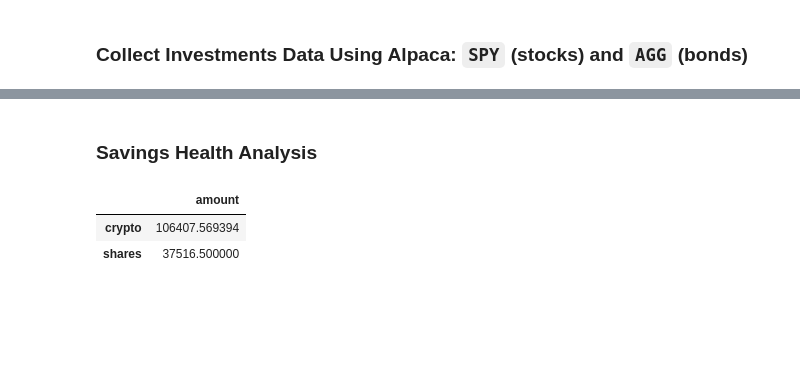
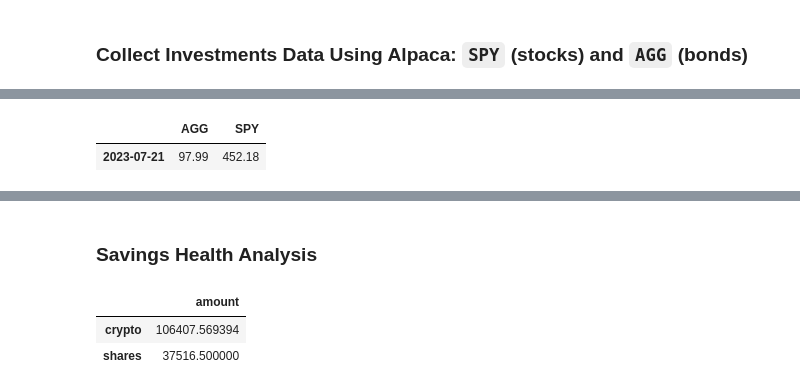
Before and after one commit to boz-tcm/api-challenge, a Jupyter notebook: financial-planner.ipynb, the cells around one changed output, grey strips where cells are left out. Cells and saved outputs as stored; diff of their text form; code cells hidden in the pictures; blank space fills up the shorter version.

```diff
--- a/financial-planner.ipynb
+++ b/financial-planner.ipynb
@@ -134 +106,72 @@ timeframe = "1Day"
+# %%
+# Set Alpaca API key and secret
+alpaca_api_key = os.getenv('ALPACA_API_KEY')
+alpaca_api_secret_key = os.getenv('ALPACA_SECRET_KEY')
+#print(alpaca_api_key, alpaca_api_secret_key) #verified and validated
+
+# Create the Alpaca API object, and validate
+alpaca = tradeapi.REST(alpaca_api_key, alpaca_api_secret_key, api_version = 'v2')
+#print(alpaca)
+# %%
+# Determine SPY and AGG latest closing prices using Alpaca API
+
+# Determine latest closing date as current date and Format current date as ISO format
+# import pandas functions to help with this
+from pandas.tseries.holiday import USFederalHolidayCalendar
+from pandas.tseries.offsets import CustomBusinessDay
+current_date = pd.Timestamp.today().date()
+#print(current_date)
+# Go back to the latest business closing date, taking into account US federal holidays
+latest_close_date = current_date - pd.offsets.CustomBusinessDay(n=1, calendar=USFederalHolidayCalendar()) #https://pandas.pydata.org/pandas-docs/stable/reference/api/pandas.tseries.offsets.CustomBusinessDay.html
+#print(latest_close_date)
+
+#current_date = '2020-08-07' # Assignment static date
+#print(current_date)
+
+# Identify time zone codes for use in normalizing dates in the ISO format
+import pytz
+#print(pytz.all_timezones)
+
+# Assign the latest closing date to both the start and end dates, as we want a single day price quote, and normalize dates in the ISO format with East Coast time zone for alpaca api 'get_bars' function call
+start_date = pd.Timestamp(latest_close_date, tz='America/New_York').isoformat()
+end_date = pd.Timestamp(latest_close_date, tz='America/New_York').isoformat()
+#print(start_date, end_date)
+
+# Set the tickers
+tickers = ["AGG", "SPY"]
+
+# Set timeframe to "1Day" for Alpaca API
+timeframe = "1Day"
+
+# Get current closing prices for SPY and AGG
+investment_assets_df = alpaca.get_bars(tickers, timeframe, start=start_date, end = end_date).df
+#print(investment_assets_df)
+
+# Reorganize the DataFrame
+# Separate ticker data.
+# Extract as series the close price for each ticker symbol, drop other fields.  Code block below streamlines in-class instruction.
+agg_latest_close_price = investment_assets_df[investment_assets_df['symbol']==tickers[0]]
+#print(agg_latest_close_price)
+# Coerce AGG close price into dataframe
+agg_latest_close_price_df = agg_latest_close_price[['close']].rename(columns={'close':tickers[0]})
+#print(agg_latest_close_price_df)
+spy_latest_close_price = investment_assets_df[investment_assets_df['symbol']==tickers[1]]
+#print(spy_latest_close_price)
+# Coerce SPY close price into dataframe
+spy_latest_close_price_df = spy_latest_close_price[['close']].rename(columns={'close':tickers[1]})
+#print(spy_latest_close_price_df.info())
+
+# Concatenate the ticker DataFrames
+investment_assets_latest_close_prices_df = pd.concat([agg_latest_close_price_df,spy_latest_close_price_df], axis='columns')
+# Drop time property from timestamp
+investment_assets_latest_close_prices_df.index = investment_assets_latest_close_prices_df.index.date
+#print(investment_assets_latest_close_prices_df.info())
+
+# Preview DataFrame
+# Note: Dataframe reflects latest daily closing prices for ticker symbols AGG and SPY.  All other fields, including open, high, low, volume, trade_count, vwap, symbol are\
+# unncessary to retain in memory for this assignment going forward and have been dropped by design.
+investment_assets_latest_close_prices_df
+# %% [output]
+|  | AGG | SPY |
+| 2023-07-21 | 97.99 | 452.18 |
 # %%
```
Also changed, not shown: parts of 8 cells of this notebook, 3 other files.
